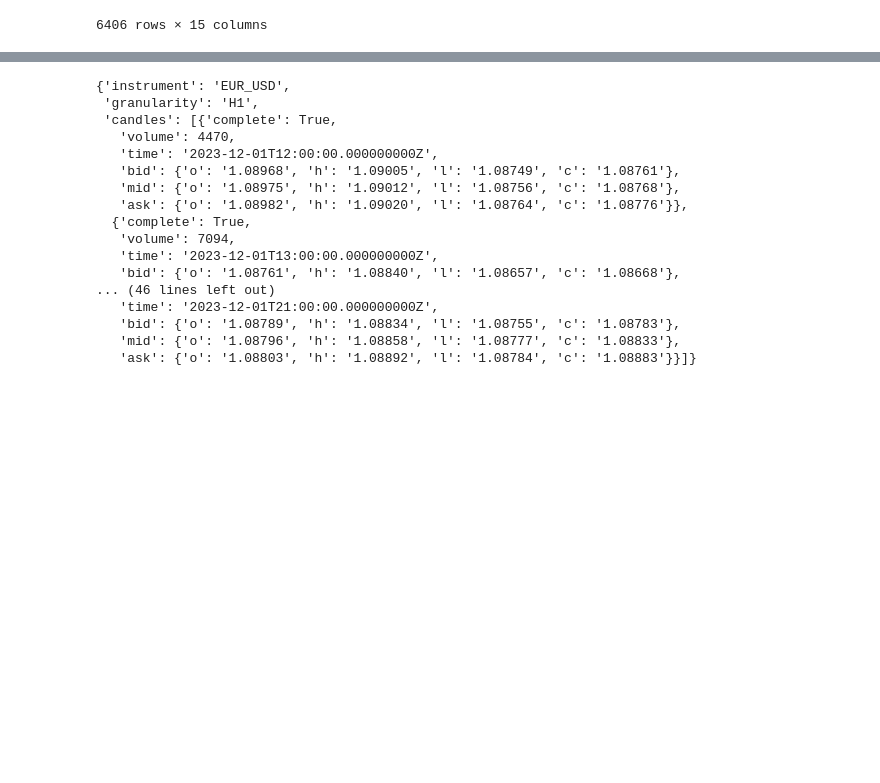
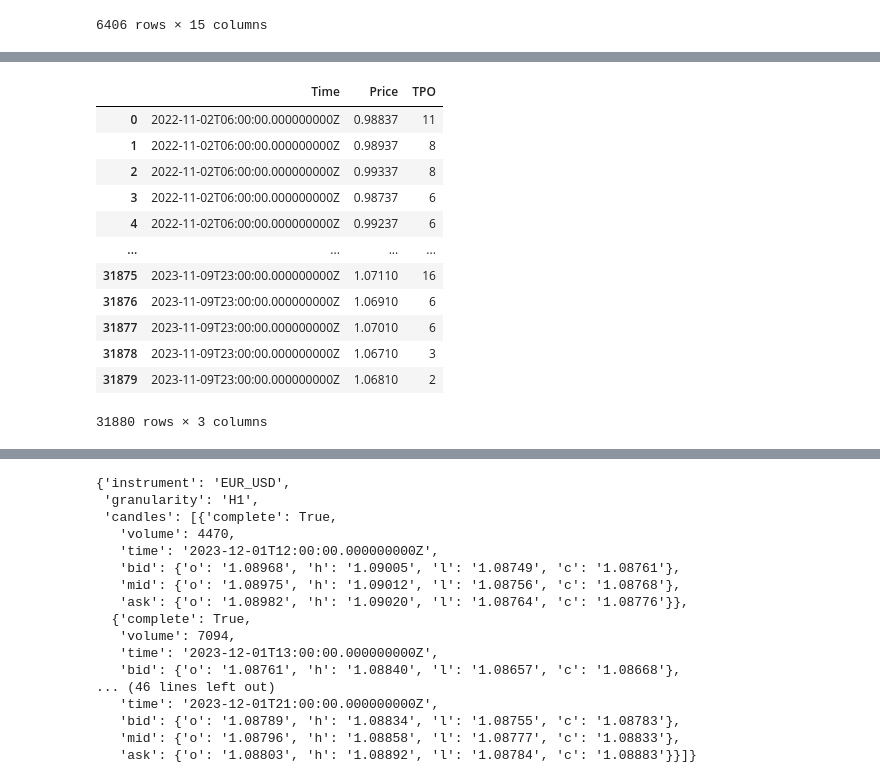
Before and after one commit to rezapaki1376/Finance, a Jupyter notebook: run_test/run-mdels.ipynb, the cells around one changed output, grey strips where cells are left out. Cells and saved outputs as stored; diff of their text form; code cells hidden in the pictures; blank space fills up the shorter version.

```diff
--- a/run_test/run-mdels.ipynb
+++ b/run_test/run-mdels.ipynb
@@ -80,0 +146,18 @@ AttributeError: 'MA' object has no attribute 'executed_orders'
+# %%
+ob3 = TPO()
+tpo_df = ob3.calculate_TPO(x,30,0.001)
+tpo_df
+# %% [output]
+|  | Time | Price | TPO |
+| 0 | 2022-11-02T06:00:00.000000000Z | 0.98837 | 11 |
+| 1 | 2022-11-02T06:00:00.000000000Z | 0.98937 | 8 |
+| 2 | 2022-11-02T06:00:00.000000000Z | 0.99337 | 8 |
+| 3 | 2022-11-02T06:00:00.000000000Z | 0.98737 | 6 |
+| 4 | 2022-11-02T06:00:00.000000000Z | 0.99237 | 6 |
+| ... | ... | ... | ... |
+| 31875 | 2023-11-09T23:00:00.000000000Z | 1.07110 | 16 |
+| 31876 | 2023-11-09T23:00:00.000000000Z | 1.06910 | 6 |
+| 31877 | 2023-11-09T23:00:00.000000000Z | 1.07010 | 6 |
+| 31878 | 2023-11-09T23:00:00.000000000Z | 1.06710 | 3 |
+| 31879 | 2023-11-09T23:00:00.000000000Z | 1.06810 | 2 |
+31880 rows × 3 columns
```
Also changed, not shown: parts of 9 cells of this notebook, 1 other file.
